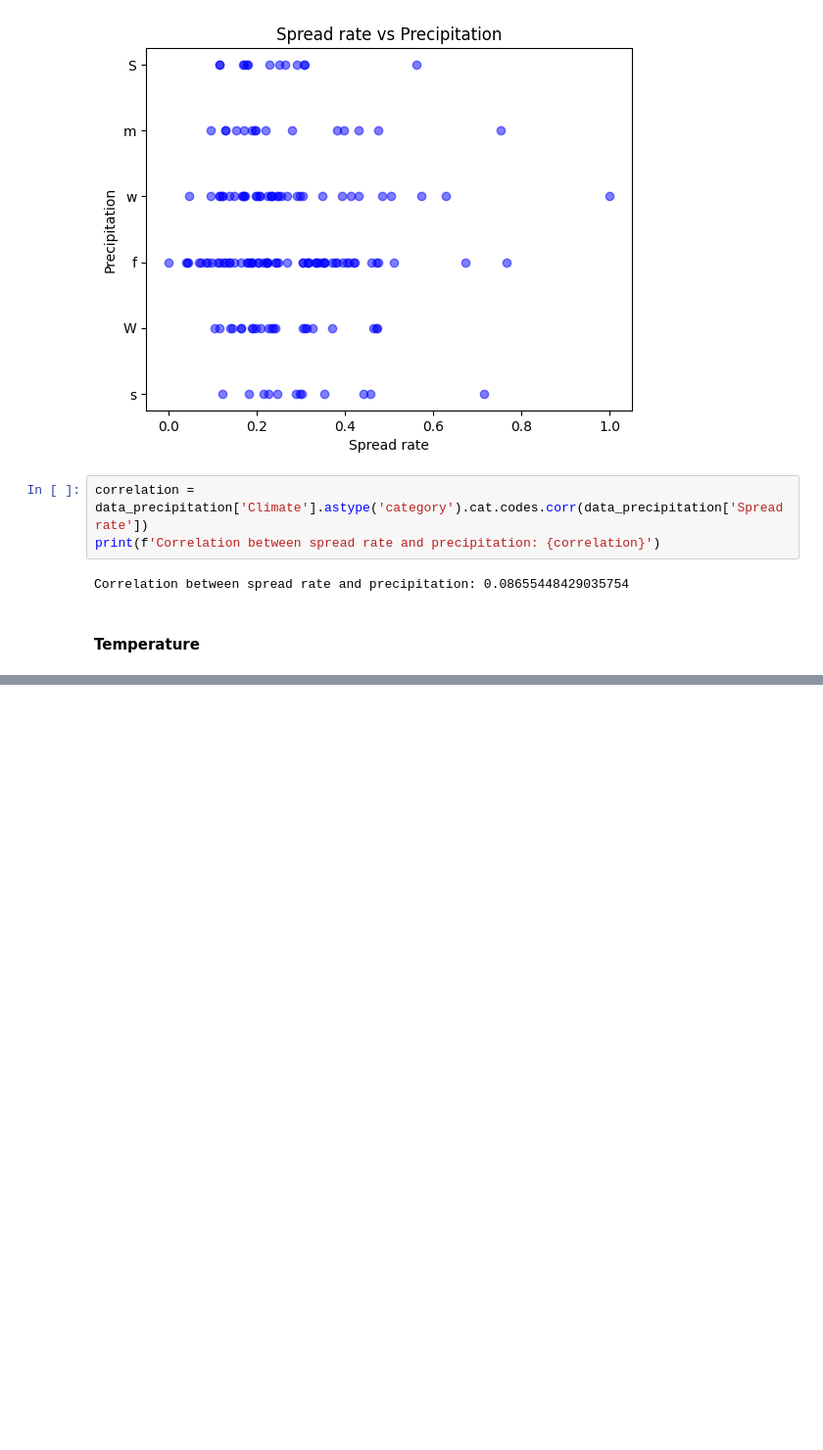
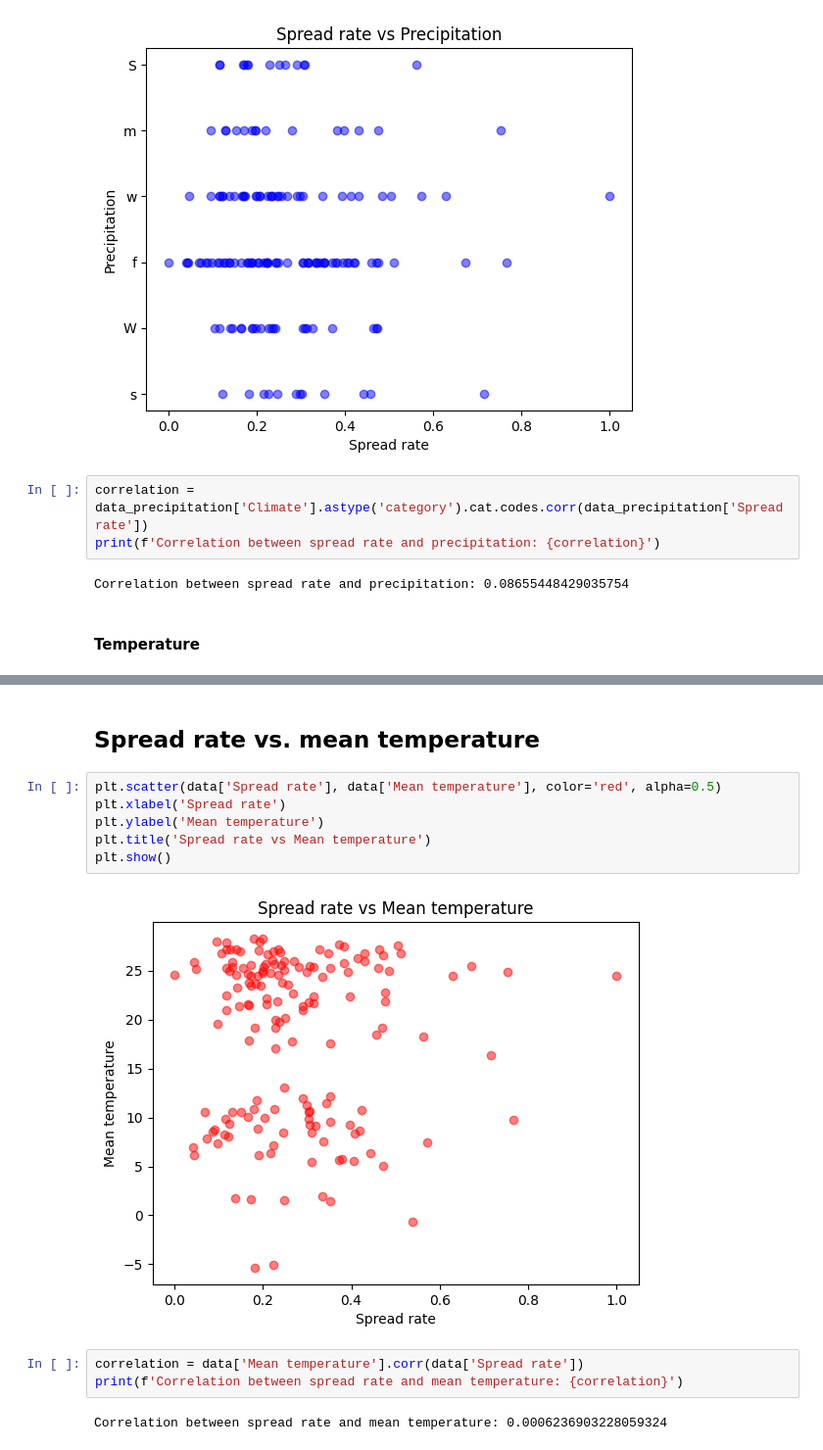
Before and after one commit to tom-sartori/BIN710, a Jupyter notebook: Project/climate.ipynb, the cells around one changed output, grey strips where cells are left out. Shown at 98% size. Cells and saved outputs as stored; diff of their text form; blank space fills up the shorter version.

Commit message:
[+] Ajout Comparaison propagation avec temperature moyenne

```diff
--- a/Project/climate.ipynb
+++ b/Project/climate.ipynb
@@ -97,0 +102,15 @@ print(f'Correlation between spread rate and temperature: {correlation}')
+# %% [markdown]
+## Spread rate vs. mean temperature
+# %%
+plt.scatter(data['Spread rate'], data['Mean temperature'], color='red', alpha=0.5)
+plt.xlabel('Spread rate')
+plt.ylabel('Mean temperature')
+plt.title('Spread rate vs Mean temperature')
+plt.show()
+# %% [output]
+[figure, added]
+# %%
+correlation = data['Mean temperature'].corr(data['Spread rate'])
+print(f'Correlation between spread rate and mean temperature: {correlation}')
+# %% [output]
+Correlation between spread rate and mean temperature: 0.0006236903228059324
```
Also changed, not shown: parts of 2 cells of this notebook.
